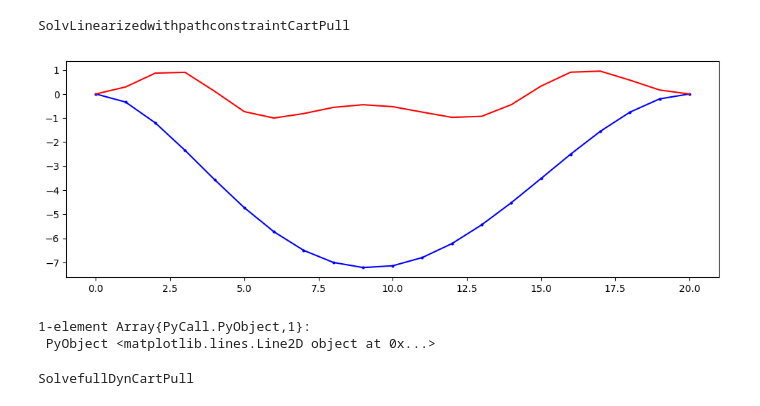
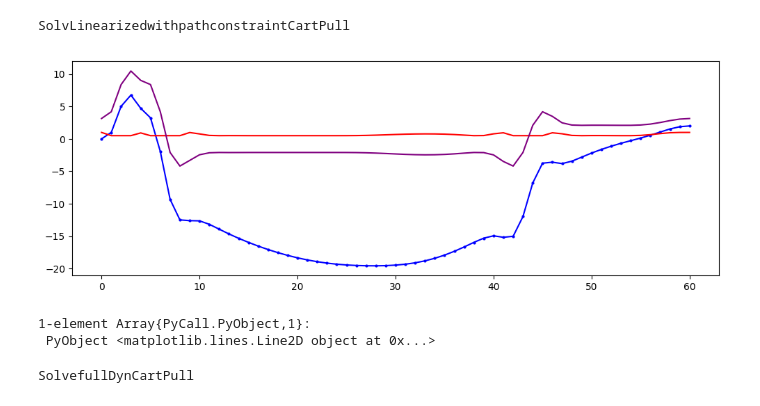
Before and after one commit to the1kieran/pullCartTrajOpt, a Jupyter notebook: finalProject/KieranProject.ipynb, the cells around one changed output. Cells and saved outputs as stored; diff of their text form; code cells hidden in the pictures.

Commit message:
comparing the results for a vertical path constraint of the linearized and full dynamics models

```diff
--- a/finalProject/KieranProject.ipynb
+++ b/finalProject/KieranProject.ipynb
@@ -109,7 +109,7 @@ using JuMP, Gurobi
 
 #define initial and final states, x
 x0 = [0 pi 0 0]'
-xf = [4 pi 0 0]'   #wind up at the same angle, but
+xf = [3 pi 0 0]'   #wind up at the same angle, but
 
 
 """
@@ -217,11 +217,13 @@ end
 # %% [output]
 SolvLinearizedCartPull
 # %%
-(c,x,xdot) = SolvLinearizedCartPull(x0,xf,5,.1)
+(c,x,xdot) = SolvLinearizedCartPull(x0,xf,1,.1)
 
-using PyPlot
+using PyPlot, NamedArrays, JuMP
 figure(figsize=(12,4))
-plot(.01*c[1,:], "b")
+# plot(.01*c[1,:], "b")
 plot( x[1,:], "r.-", markersize=4)
 plot(x[2,:],"purple")
+plot(sin.(x[2,:]),"b")
+# legend(["cart position", "pendulum x position", "pendulum y position"])
 # %% [output]
@@ -407,7 +409,7 @@ inputs:
 outputs:
     path = [4xk]                   #state matrix that specifies path
 """
-function SolvLinearizedwithpathconstraintCartPull(x0, xf, tf, h, itype = "Trap1")
+function SolvLinearizedwithpathconstraintCartPull(x0, xf, tf, h, itype = "Trap2")
 
     #define model
 #     m = Model(solver = GurobiSolver(OutputFlag=1))
@@ -415,7 +417,6 @@ function SolvLinearizedwithpathconstraintCartPull(x0, xf, tf, h, itype = "Trap1"
     T = 0:h:tf                   #time vector
     K = length(T)                 #number of collocation points
     @variable(m,    x[1:4,1:K])   #system state at discrete times
-    @variable(m,    y[1:K])   #pendulum height and vertical velocity at discrete times
     @variable(m, xdot[1:4,1:K])   #derivative of system state at discrete times
     @variable(m,    u[1:1,1:K])   #control input to system along q1
 
@@ -447,9 +448,9 @@ function SolvLinearizedwithpathconstraintCartPull(x0, xf, tf, h, itype = "Trap1"
 #     @constraint(m, al_2lower .<= xdot[4,:])
 #     @constraint(m, xdot[4,:] .<= al_2upper)
 #     end
-#     for k in 1:K
-#         @NLconstraint(m, l*sin(x[2,k] - pi/2) >= 0.5)
-#     end
+    for k in 1:K
+        @NLconstraint(m, l*sin(x[2,k] - pi/2) >= 0.5)
+    end
 
     #dynamics (path) constraints, integral form
 
@@ -514,10 +515,8 @@ function SolvLinearizedwithpathconstraintCartPull(x0, xf, tf, h, itype = "Trap1"
     control = getvalue(u)
     xopt = getvalue(x)
     xdotopt = getvalue(xdot)
-    yopt = getvalue(y)
-    mn = getobjectivevalue(m)
 
-    return (control, xopt, xdotopt, yopt, s)
+    return (control, xopt, xdotopt)
 end
 
 
@@ -528,17 +527,20 @@ SolvLinearizedwithpathconstraintCartPull
 # %%
 #define initial and final states, x
 x0 = [0 pi 0 0]'
-xf = [0 pi 0 0]'   #wind up at the same angle, but
-(c,x,xdot, y, s) = SolvLinearizedwithpathconstraintCartPull(x0,xf,1,.05)
+xf = [2 pi 0 0]'   #wind up at the same angle, but
+(c,x,xdot) = SolvLinearizedwithpathconstraintCartPull(x0,xf,3,.05)
 # line = linspace(0,5,50)
 using PyPlot
 figure(figsize=(12,4))
 # plot(c[1,:],"purple")
 plot( x[1,:], "b.-", markersize=4)
-plot(sin.(x[2,:]),"r")
+plot(sin.(x[2,:]-pi/2),"r")
+plot((x[2,:]),"purple")
 # plot(y,"b")
+# ylim([2 -2])
+# legend("cart position" "pendulum x position" "pendulum y position")
 # %% [output]
-[figure, old version]
+[figure, new version]
 1-element Array{PyCall.PyObject,1}:
  PyObject <matplotlib.lines.Line2D object at 0x...>
 # %%
```
Also changed, not shown: parts of 3 cells of this notebook.
